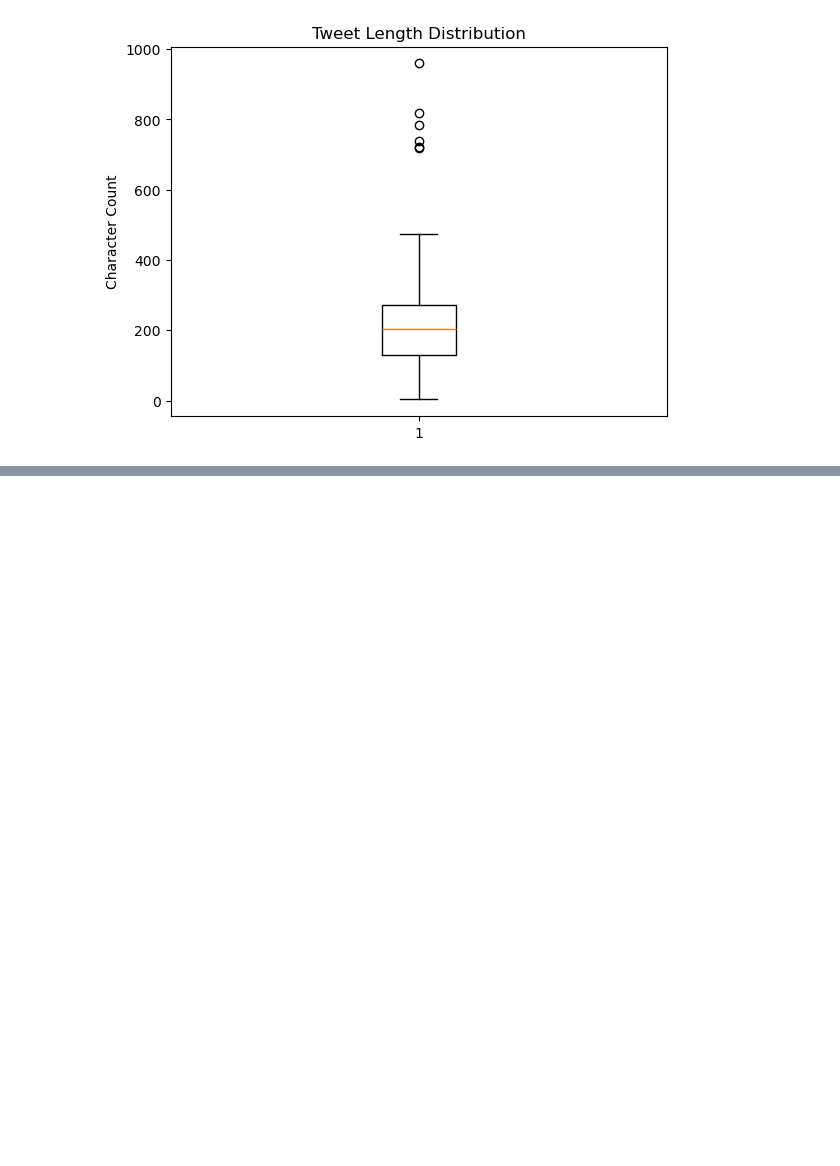
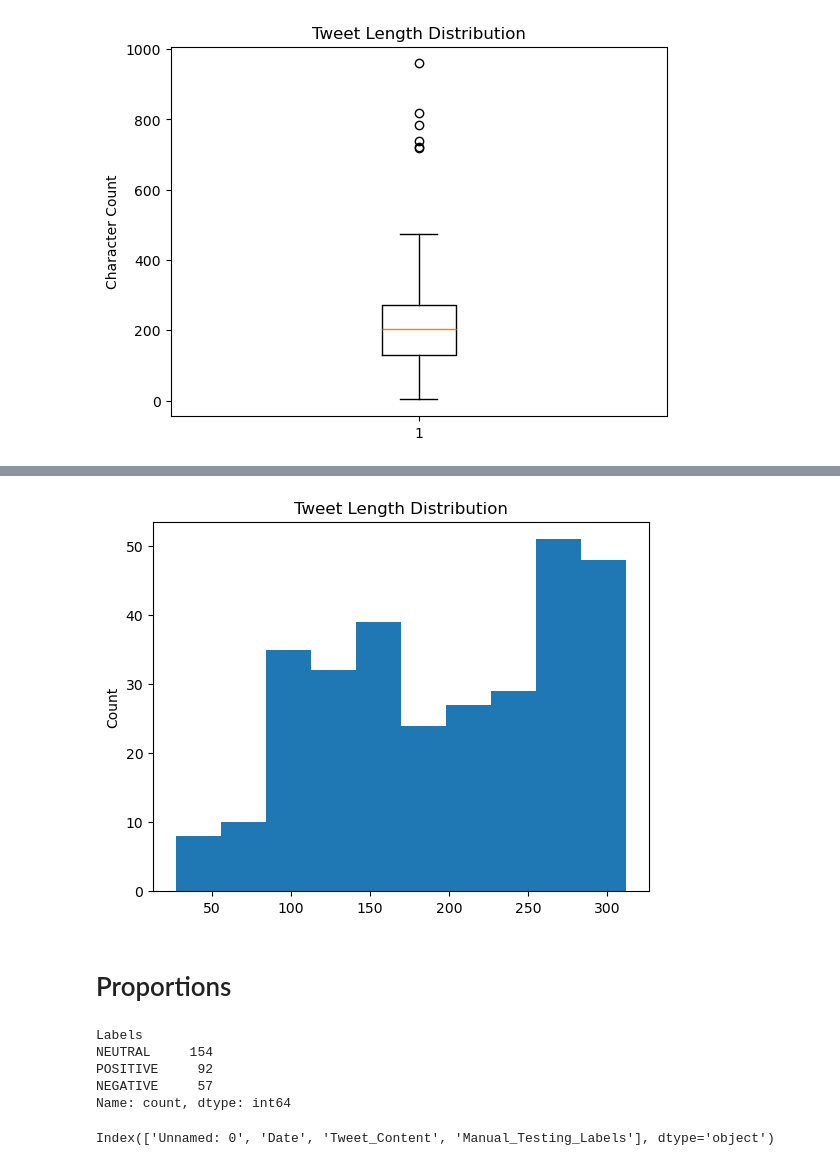
Before and after one commit to rrandev03/NLP_Final, a Jupyter notebook: 200_code/eda.ipynb, the cells around one changed output, grey strips where cells are left out. Cells and saved outputs as stored; diff of their text form; code cells hidden in the pictures; blank space fills up the shorter version.

```diff
--- a/200_code/eda.ipynb
+++ b/200_code/eda.ipynb
@@ -59,0 +198,26 @@ plt.show()
+# %%
+fig, ax = plt.subplots()
+
+ax.hist(train_df["tweet_len"])
+# ax.set(ylim=(0, 350), yticks=np.arange(0, 350, 50))
+ax.set_title("Tweet Length Distribution")
+ax.set_ylabel("Count")
+plt.show()
+# %% [output]
+[figure, added]
+# %% [markdown]
+# Proportions
+# %%
+train_df["Labels"].value_counts()
+# %% [output]
+Labels
+NEUTRAL     154
+POSITIVE     92
+NEGATIVE     57
+Name: count, dtype: int64
+# %%
+training = pd.read_csv("../100_data/102_processed/real_training_data.csv")
+testing = pd.read_csv("../100_data/102_processed/real_testing_data.csv")
+testing.columns
+# %% [output]
+Index(['Unnamed: 0', 'Date', 'Tweet_Content', 'Manual_Testing_Labels'], dtype='object')
```
Also changed, not shown: parts of 18 cells of this notebook, 1 other file.
